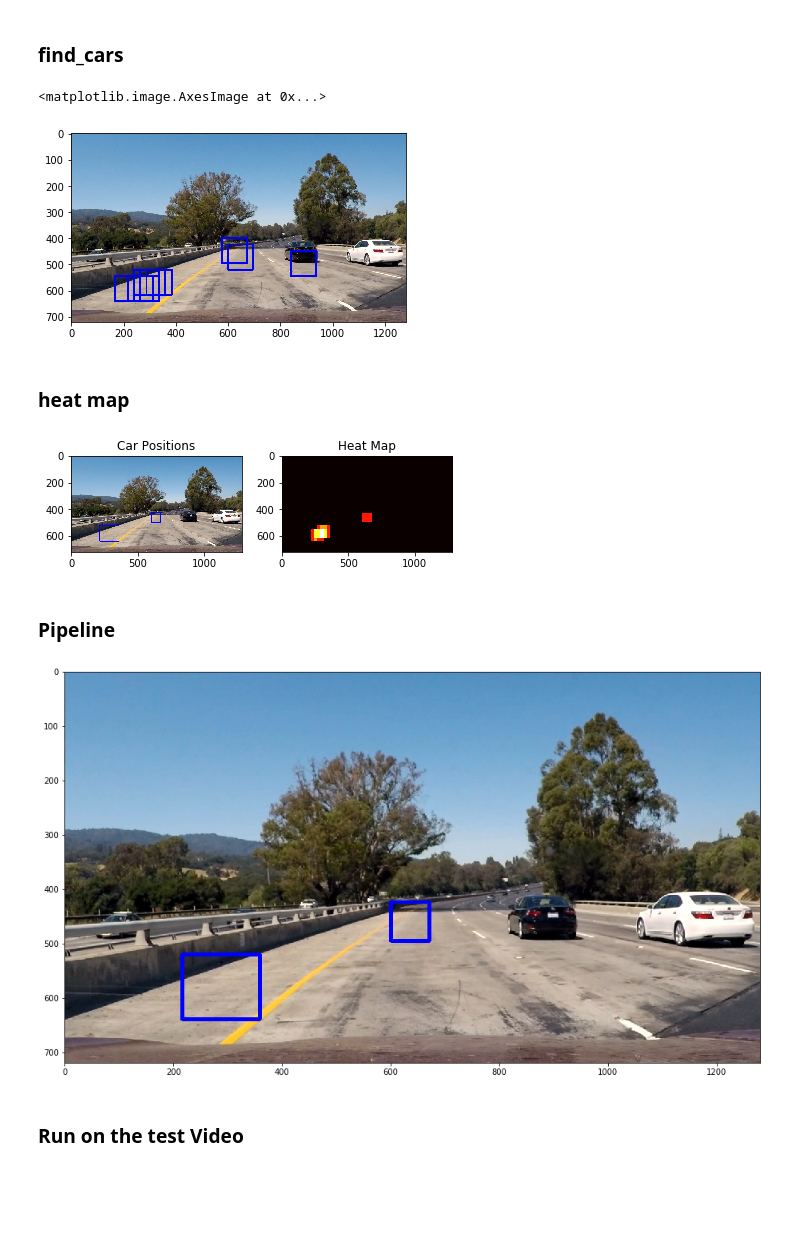
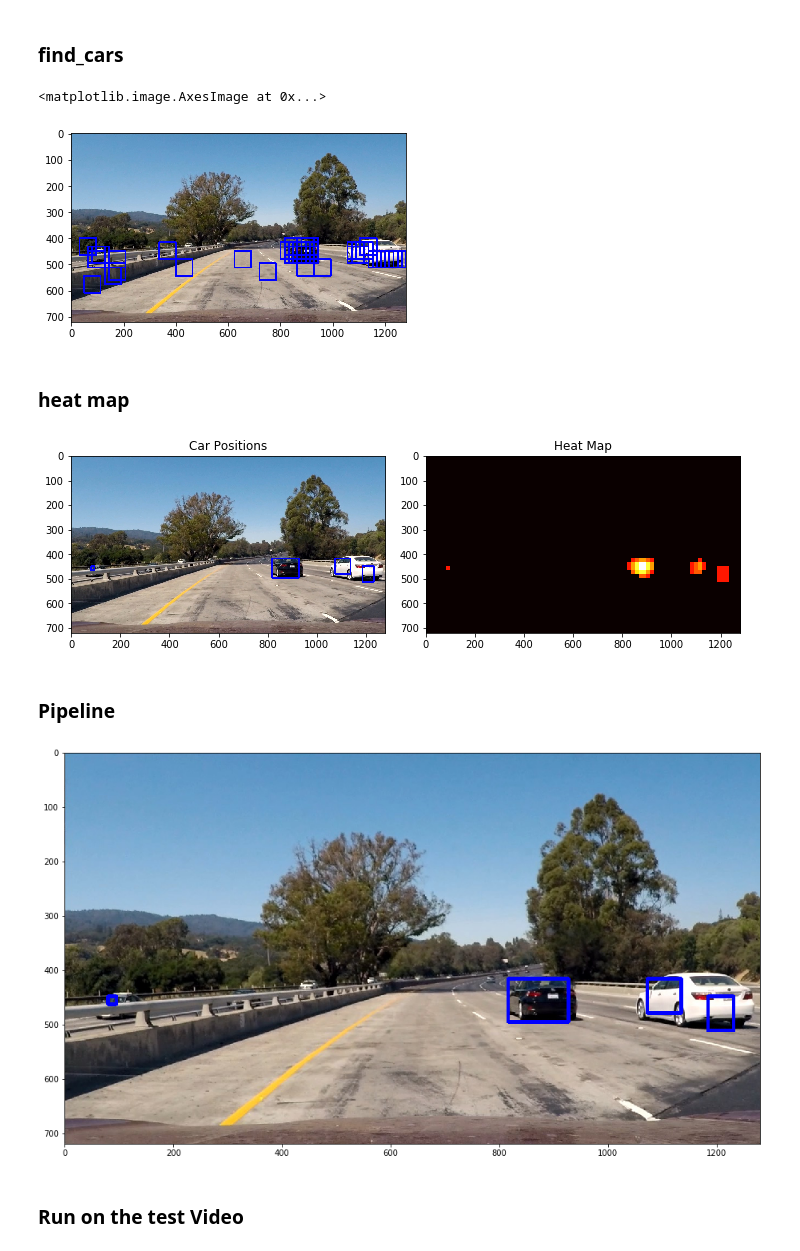
Before and after one commit to yuan-ji/CarND-Vehicle-Detection, a Jupyter notebook: project.ipynb, the cells around one changed output. Saved outputs shown, nothing was run; the diff lists cells and outputs as text; code cells hidden in the pictures; blank space fills up the shorter version.

Commit message:
better,TODO: find_cars, scale, different colorspace

```diff
--- a/project.ipynb
+++ b/project.ipynb
@@ -507,27 +604,19 @@ import pickle
 # load a pe-trained svc model from a serialized (pickle) file
 dist_pickle = pickle.load( open("svc_pickle.p", "rb" ) )
 
-# get attributes of our svc object
-# svc = dist_pickle["svc"]
-# X_scaler = dist_pickle["scaler"]
+timage = mpimg.imread('test_images/test1.jpg')
 
-# orient = dist_pickle["orient"]
-# pix_per_cell = dist_pickle["pix_per_cell"]
-# cell_per_block = dist_pickle["cell_per_block"]
-# spatial_size = dist_pickle["spatial_size"]
-# hist_bins = dist_pickle["hist_bins"]
-
-image = mpimg.imread('test_images/test1.jpg')
-
-# print(svc)
+####################### Param setting#####################
 
 ystart = 400
 ystop = 656
-scale = 1.5
+scale = 1.0
 
-out_img,_ = find_cars(image, ystart, ystop, scale, svc, X_scaler, orient, pix_per_cell, cell_per_block, spatial_size, hist_bins)
+####################### Param setting#####################
 
+out_img,_  = find_cars(timage, ystart, ystop, scale, svc, X_scaler, orient, pix_per_cell, cell_per_block, spatial_size, hist_bins)
+# out_img,_ = find_cars(timage, ystart, ystop, scale, color_space, hog_channel, svc, None, orient, pix_per_cell, cell_per_block, None, None)
 plt.imshow(out_img)
 # %% [output]
 <matplotlib.image.AxesImage at 0x...>
-[figure, old version]
+[figure, new version]
@@ -572,33 +655,38 @@ def draw_labeled_bboxes(img, labels):
     # Return the image
     return img
 # %%
-image = mpimg.imread('./test_images/test1.jpg')
+timage = mpimg.imread('./test_images/test1.jpg')
 
-heat = np.zeros_like(image[:,:,0]).astype(np.float)
-_, box_list =find_cars(image, ystart, ystop, scale, svc, X_scaler, orient, pix_per_cell, cell_per_block, spatial_size, hist_bins)
+def process_images(image):
+    heat = np.zeros_like(image[:,:,0]).astype(np.float)
+    _, box_list =find_cars(image, ystart, ystop, scale, svc, X_scaler, orient, pix_per_cell, cell_per_block, spatial_size, hist_bins)
 
-# Add heat to each box in box list
-heat = add_heat(heat,box_list)    # need to cal boxs list
+    # Add heat to each box in box list
+    heat = add_heat(heat,box_list)    # need to cal boxs list
 
-# Apply threshold to help remove false positives
-heat = apply_threshold(heat,1)
+    # Apply threshold to help remove false positives
+    heat = apply_threshold(heat,3)
 
-# Visualize the heatmap when displaying
-heatmap = np.clip(heat, 0, 255)
+    # Visualize the heatmap when displaying
+    heatmap = np.clip(heat, 0, 255)
 
-# Find final boxes from heatmap using label function
-labels = label(heatmap)
-draw_img = draw_labeled_bboxes(np.copy(image), labels)
+    # Find final boxes from heatmap using label function
+    labels = label(heatmap)
+    draw_img = draw_labeled_bboxes(np.copy(image), labels)
+    return draw_img, heatmap
 
-fig = plt.figure()
+
+draw_img, heatmap = process_images(timage)
+
+fig = plt.figure(figsize=(10,8))
 plt.subplot(121)
 plt.imshow(draw_img)
 plt.title('Car Positions')
 plt.subplot(122)
 plt.imshow(heatmap, cmap='hot')
 plt.title('Heat Map')
 fig.tight_layout()
 # %% [output]
-[figure, old version]
+[figure, new version]
 # %% [markdown]
 ### Pipeline
@@ -625,14 +697,14 @@ def process_images(image):
 # %%
 def test_pipeline(img):
     plt.figure(figsize=(24,9))
-    processed_img = process_images(img)
+    processed_img = pipeline(img)
     plt.imshow(processed_img)
     plt.show()
 
 timg = mpimg.imread('./test_images/test1.jpg')
 test_pipeline(timg)
 # %% [output]
-[figure, old version]
+[figure, new version]
 # %% [markdown]
 ### Run on the test Video
 # %%
```
Also changed, not shown: parts of 15 cells of this notebook, 2 other files.
